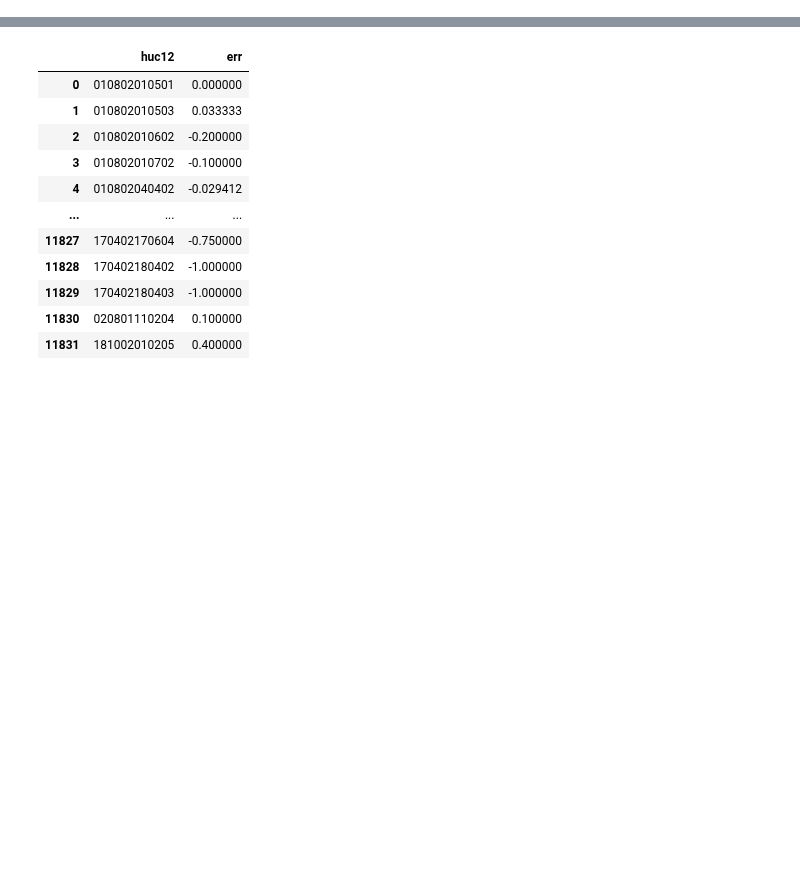
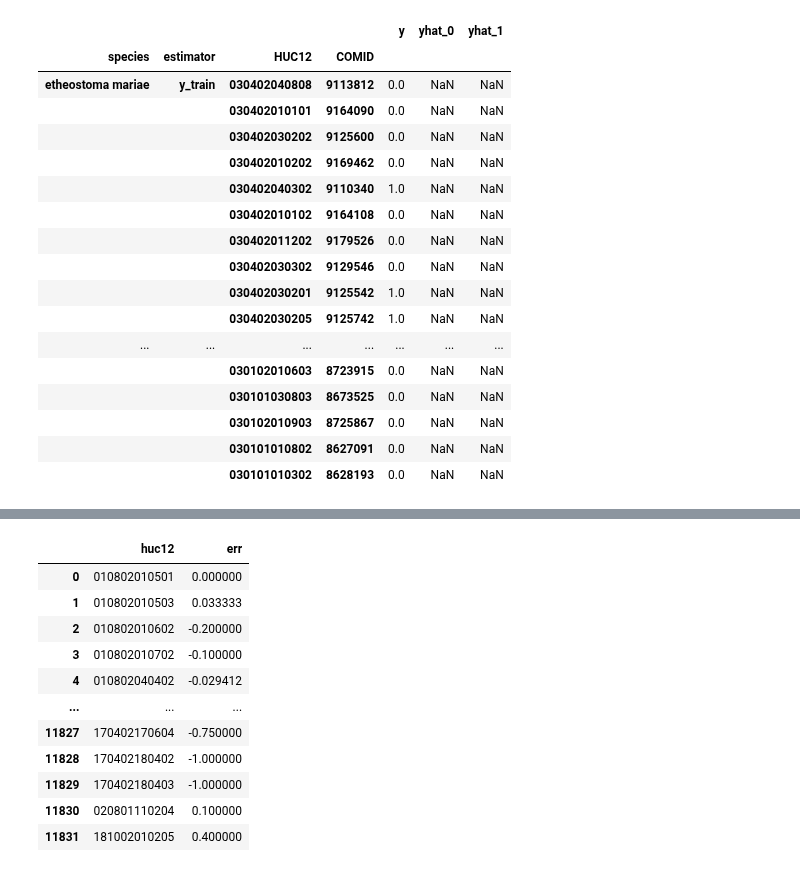
Before and after one commit to DouglasPatton/kernelkernel, a Jupyter notebook: pi_map-test.ipynb, the cells around one changed output, grey strips where cells are left out. Drawn from its saved outputs; the diff is of its cells as text; code cells hidden in the pictures; blank space fills up the shorter version.

```diff
--- a/pi_map-test.ipynb
+++ b/pi_map-test.ipynb
@@ -13,5 +32,26 @@ mpr=Mapper()
 # %%
 agg_prediction_spec_df=mpr.pr.build_aggregate_predictions_by_species(rebuild=0)
+# %%
+agg_prediction_spec_df.head(60)
+# %% [output]
+|  |  |  |  | y | yhat_0 | yhat_1 |
+| species | estimator | HUC12 | COMID |  |  |  |
+| etheostoma mariae | y_train | 030402040808 | 9113812 | 0.0 | NaN | NaN |
+|  |  | 030402010101 | 9164090 | 0.0 | NaN | NaN |
+|  |  | 030402030202 | 9125600 | 0.0 | NaN | NaN |
+|  |  | 030402010202 | 9169462 | 0.0 | NaN | NaN |
+|  |  | 030402040302 | 9110340 | 1.0 | NaN | NaN |
+|  |  | 030402010102 | 9164108 | 0.0 | NaN | NaN |
+|  |  | 030402011202 | 9179526 | 0.0 | NaN | NaN |
+|  |  | 030402030302 | 9129546 | 0.0 | NaN | NaN |
+|  |  | 030402030201 | 9125542 | 1.0 | NaN | NaN |
+|  |  | 030402030205 | 9125742 | 1.0 | NaN | NaN |
+| ... | ... | ... | ... | ... | ... | ... |
+|  |  | 030102010603 | 8723915 | 0.0 | NaN | NaN |
+|  |  | 030101030803 | 8673525 | 0.0 | NaN | NaN |
+|  |  | 030102010903 | 8725867 | 0.0 | NaN | NaN |
+|  |  | 030101010802 | 8627091 | 0.0 | NaN | NaN |
+|  |  | 030101010302 | 8628193 | 0.0 | NaN | NaN |
 # %%
 #agg_prediction_spec_df=agg_prediction_spec_df
 # %%
```
Also changed, not shown: parts of 9 cells of this notebook, 6 other files.
